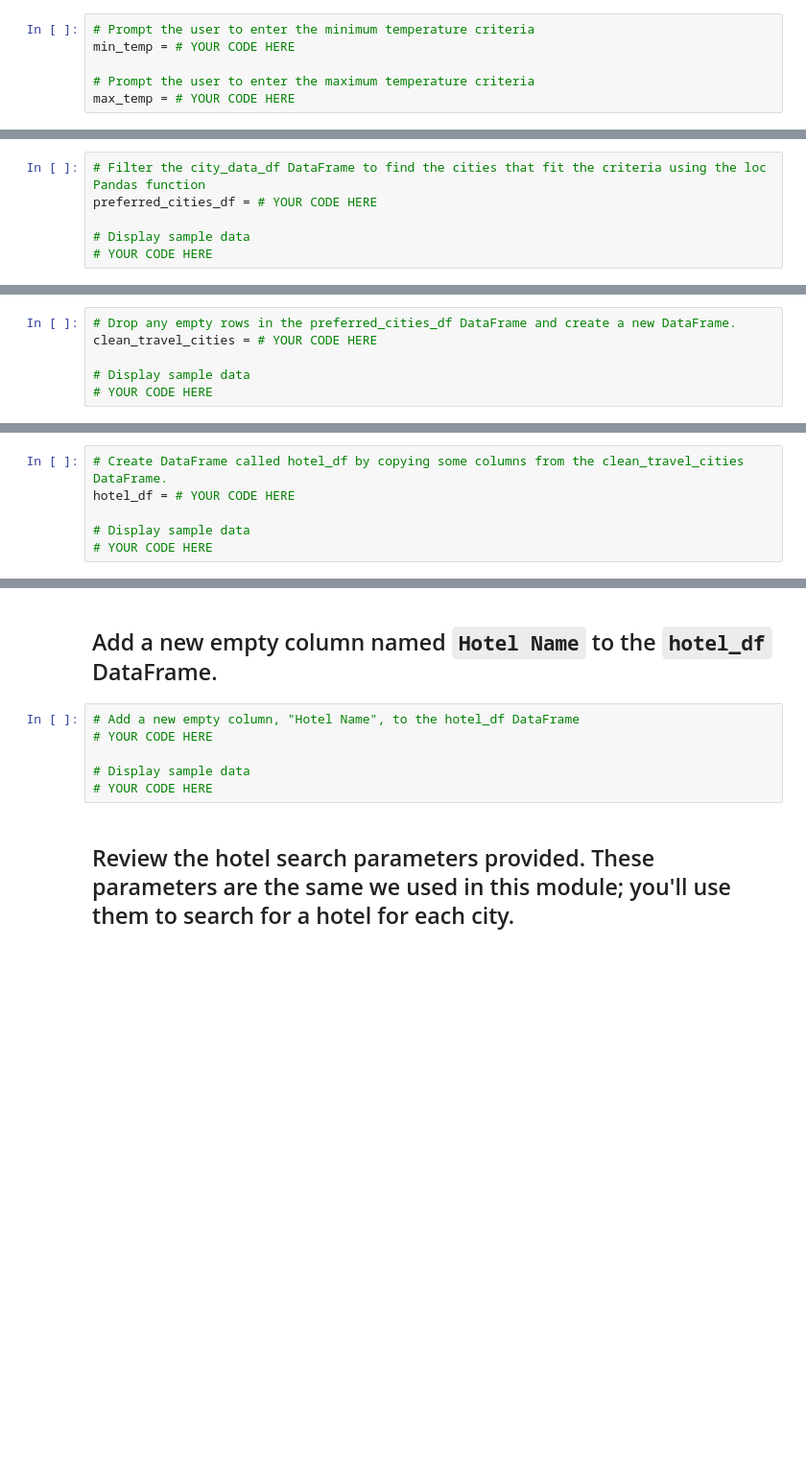
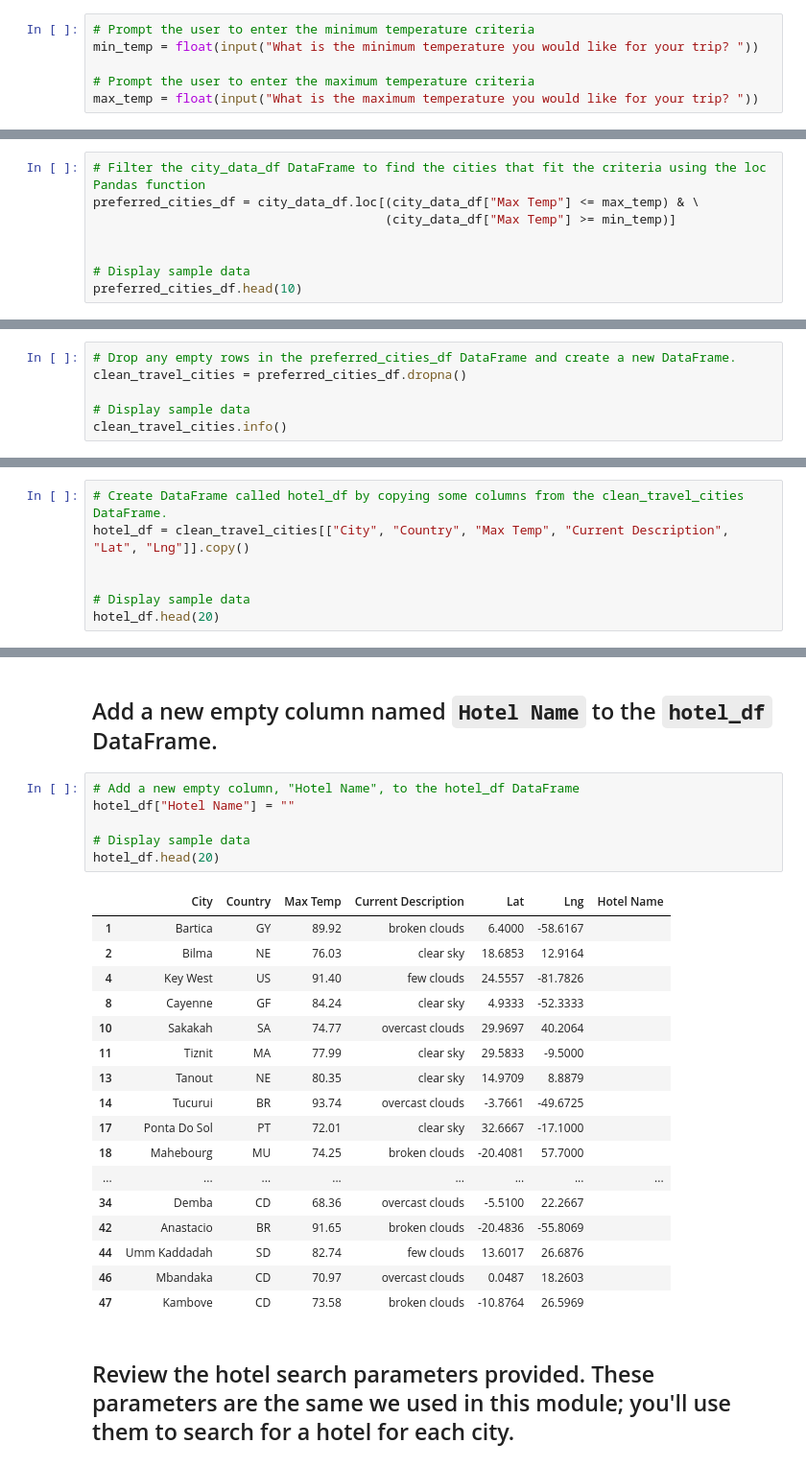
Before and after one commit to Li11iana/World_Weather_Analysis, a Jupyter notebook: Vacation_Search/Vacation_Search.ipynb, the cells around one changed output, grey strips where cells are left out. Shown: that part at 96% size. Saved outputs shown, nothing was run; the diff lists cells and outputs as text; blank space fills up the shorter version.

```diff
--- a/Vacation_Search/Vacation_Search.ipynb
+++ b/Vacation_Search/Vacation_Search.ipynb
@@ -74,7 +76,7 @@ FileNotFoundError: [Errno 2] No such file or directory: '../Weather_Database/Wea
 ## Write two input statements that prompt the user to enter their minimum and maximum temperature criteria for their vacation.
 # %%
 # Prompt the user to enter the minimum temperature criteria
-min_temp = # YOUR CODE HERE
+min_temp = float(input("What is the minimum temperature you would like for your trip? "))
 
 # Prompt the user to enter the maximum temperature criteria
-max_temp = # YOUR CODE HERE
+max_temp = float(input("What is the maximum temperature you would like for your trip? "))
@@ -82,7 +87,9 @@ max_temp = # YOUR CODE HERE
 ## Create a new Pandas DataFrame by using the `loc` Pandas method to filter the `city_data_df` DataFrame for temperature criteria  collected.
 # %%
 # Filter the city_data_df DataFrame to find the cities that fit the criteria using the loc Pandas function
-preferred_cities_df = # YOUR CODE HERE
+preferred_cities_df = city_data_df.loc[(city_data_df["Max Temp"] <= max_temp) & \
+                                       (city_data_df["Max Temp"] >= min_temp)]
+
 
 # Display sample data
-# YOUR CODE HERE
+preferred_cities_df.head(10)
@@ -90,7 +109,7 @@ preferred_cities_df = # YOUR CODE HERE
 ## Create a new Pandas DataFrame named `clean_travel_cities` by using the Pandas `dropna` function on the `preferred_cities_df` to drop any empty rows.
 # %%
 # Drop any empty rows in the preferred_cities_df DataFrame and create a new DataFrame.
-clean_travel_cities = # YOUR CODE HERE
+clean_travel_cities = preferred_cities_df.dropna()
 
 # Display sample data
-# YOUR CODE HERE
+clean_travel_cities.info()
@@ -98,7 +136,8 @@ clean_travel_cities = # YOUR CODE HERE
 ## Use the `copy` Pandas function to create a new DataFrame, called `hotel_df`, by copying the following columns from the `clean_travel_cities` DataFrame: "City", "Country", "Max Temp", "Current Description", "Lat", "Lng".
 # %%
 # Create DataFrame called hotel_df by copying some columns from the clean_travel_cities DataFrame.
-hotel_df = # YOUR CODE HERE
+hotel_df = clean_travel_cities[["City", "Country", "Max Temp", "Current Description", "Lat", "Lng"]].copy()
+
 
 # Display sample data
-# YOUR CODE HERE
+hotel_df.head(20)
@@ -106,10 +163,28 @@ hotel_df = # YOUR CODE HERE
 ## Add a new empty column named `Hotel Name` to the `hotel_df` DataFrame.
 # %%
 # Add a new empty column, "Hotel Name", to the hotel_df DataFrame
-# YOUR CODE HERE
+hotel_df["Hotel Name"] = ""
 
 # Display sample data
-# YOUR CODE HERE
+hotel_df.head(20)
+# %% [output]
+|  | City | Country | Max Temp | Current Description | Lat | Lng | Hotel Name |
+| 1 | Bartica | GY | 89.92 | broken clouds | 6.4000 | -58.6167 |  |
+| 2 | Bilma | NE | 76.03 | clear sky | 18.6853 | 12.9164 |  |
+| 4 | Key West | US | 91.40 | few clouds | 24.5557 | -81.7826 |  |
+| 8 | Cayenne | GF | 84.24 | clear sky | 4.9333 | -52.3333 |  |
+| 10 | Sakakah | SA | 74.77 | overcast clouds | 29.9697 | 40.2064 |  |
+| 11 | Tiznit | MA | 77.99 | clear sky | 29.5833 | -9.5000 |  |
+| 13 | Tanout | NE | 80.35 | clear sky | 14.9709 | 8.8879 |  |
+| 14 | Tucurui | BR | 93.74 | overcast clouds | -3.7661 | -49.6725 |  |
+| 17 | Ponta Do Sol | PT | 72.01 | clear sky | 32.6667 | -17.1000 |  |
+| 18 | Mahebourg | MU | 74.25 | broken clouds | -20.4081 | 57.7000 |  |
+| ... | ... | ... | ... | ... | ... | ... | ... |
+| 34 | Demba | CD | 68.36 | overcast clouds | -5.5100 | 22.2667 |  |
+| 42 | Anastacio | BR | 91.65 | broken clouds | -20.4836 | -55.8069 |  |
+| 44 | Umm Kaddadah | SD | 82.74 | few clouds | 13.6017 | 26.6876 |  |
+| 46 | Mbandaka | CD | 70.97 | overcast clouds | 0.0487 | 18.2603 |  |
+| 47 | Kambove | CD | 73.58 | broken clouds | -10.8764 | 26.5969 |  |
 # %% [markdown]
 ## Review the hotel search parameters provided. These parameters are the same we used in this module; you'll use them to search for a hotel for each city.
 # %%
```
Also changed, not shown: parts of 17 cells of this notebook, 6 other files.
